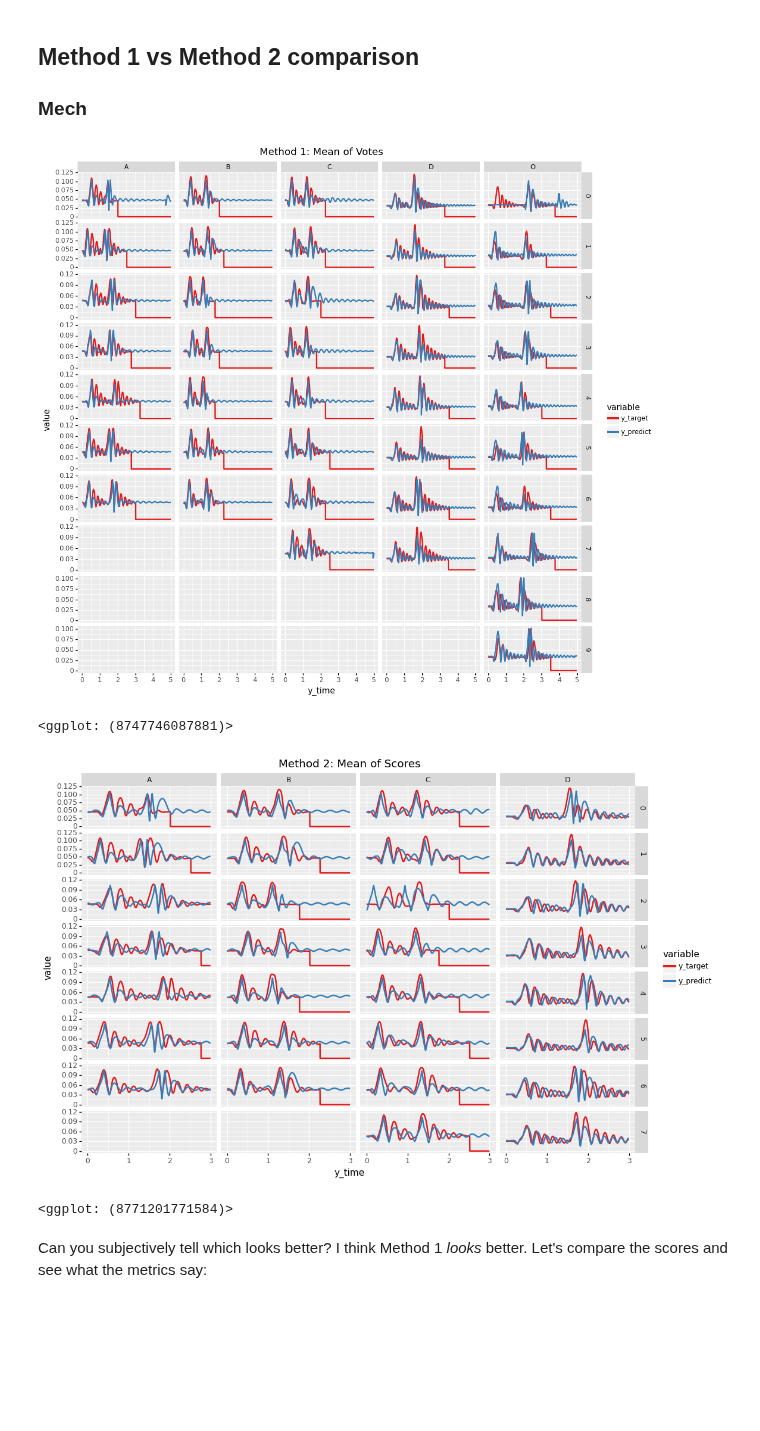
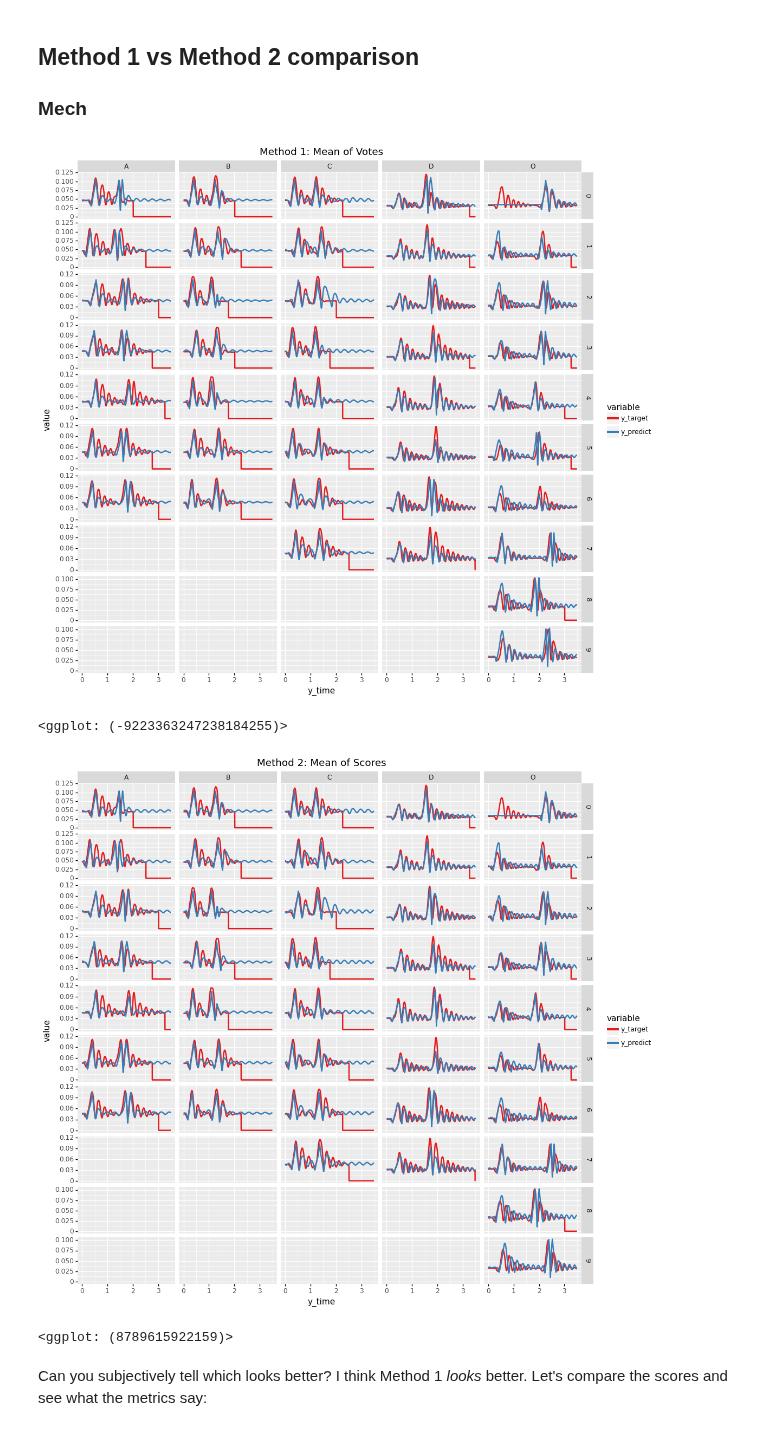
Before and after one commit to mnicstruwig/FlexibleFluxSimulator, a Jupyter notebook: experiments/2021-03-03-Optimal-Design-Comparison.ipynb, the cells around one changed output. Cells and saved outputs as stored; diff of their text form; code cells hidden in the pictures; blank space fills up the shorter version.

```diff
--- a/experiments/2021-03-03-Optimal-Design-Comparison.ipynb
+++ b/experiments/2021-03-03-Optimal-Design-Comparison.ipynb
@@ -250,25 +250,26 @@ In other words, we choose the best parameter set for each measurement of each de
 # %% [markdown]
 ### Execute
 # %%
-from unified_model.optimize import meta_minimize_for_mean_of_votes
+from ray import tune
+from pympler import muppy, summary
 
 instruments = {
-    'damping_coefficient': ng.p.Scalar(init=5, lower=0, upper=10),
-    'coupling_constant': ng.p.Scalar(init=5, lower=5, upper=10),
-    'mech_spring_constant': ng.p.Scalar(init=5, lower=0, upper=10)
+    'damping_coefficient': ng.p.Scalar(lower=0, upper=10),
+    'coupling_constant': ng.p.Scalar(lower=0, upper=10),
+    'mech_spring_constant': ng.p.Scalar(lower=0, upper=10)
 }
 
 for dev in ['A', 'B', 'C', 'D']:
-    print(f'🏃‍♂️ {dev}')
+    print(f'🏃 :: {dev}')
     model_prototype, measurements = get_prototype_and_measurements(dev)
-    candidate_params = meta_minimize_for_mean_of_votes(
+    candidate_params = parameter_search.mean_of_votes(
         model_prototype=model_prototype,
         measurements=measurements,
         instruments=instruments,
-        budget=500
+        budget=5
     )
 
     # Write to disk
-    with open(f'candidate_params_m1_{dev}.params', 'wb') as f:
+    with open(f'candidate_params_m1_{dev}_debug.params', 'wb') as f:
         cloudpickle.dump(candidate_params, f)
 # %% [output]
@@ -365,8 +327,12 @@ instruments = {
     'mech_spring_constant': ng.p.Scalar(init=5, lower=0, upper=10)
 }
 
-candidate_params = meta_minimize_for_mean_of_scores(models_and_measurements, instruments, budget=600)
+candidate_params = parameter_search.mean_of_scores(
+    models_and_measurements,
+    instruments,
+    budget=10
+)
 
-with open('candidate_params_m2.params', 'wb') as f:
+with open('candidate_params_m2_debug.params', 'wb') as f:
     cloudpickle.dump(candidate_params, f)
 # %% [output]
@@ -430,7 +390,7 @@ from tqdm.notebook import tqdm
 from typing import Dict, List
 
 def meta_run(params: Dict[str, float], devices=['A', 'B', 'C', 'D']):
-    """Run simulations for a set of parameters and a number of devices"""
+    """Run simulations for a single set of parameters and a number of devices"""
     results = {
         'scores': [],
         'y_curves': [],
@@ -441,8 +401,7 @@ def meta_run(params: Dict[str, float], devices=['A', 'B', 'C', 'D']):
     }
     print(f'🏃: {devices}')
     for dev in tqdm(devices):
-        model_prototype = _prepare_prototype_model(which_device=dev)
-        measurements = _get_measurements(which_device=dev, model_prototype=model_prototype)
+        model_prototype, measurements = get_prototype_and_measurements(dev)
         model = make_unified_model_from_params(model_prototype, **params)
 
         for i, m in tqdm(list(enumerate(measurements))):
@@ -509,3 +468,3 @@ params_m2
 # %%
-results_m2 = meta_run(params_m2, devices=['O'])
+results_m2 = meta_run(params_m2, devices=['A', 'B', 'C', 'D', 'O'])
 # %% [output]
@@ -563,20 +522,20 @@ p = ggplot(aes(x='y_time', y='value', color='variable'), df_m1_mech_melt)
 p \
 + geom_line(size=1) \
 + facet_grid('input_id ~ device', scales='free_y') \
-+ xlim(0, 5) \
++ xlim(0, 3.5) \
 + scale_color_brewer('qual', 6) \
 + theme(figure_size=(12, 12)) \
 + ggtitle("Method 1: Mean of Votes")
 # %% [output]
-[figure, old version]
+[figure, new version]
-<ggplot: (8747746087881)>
+<ggplot: (-9223363247238184255)>
 # %%
 %matplotlib inline
 p = ggplot(aes(x='y_time', y='value', color='variable'), df_m2_mech_melt)
-p + geom_line(size=1) + facet_grid('input_id ~ device', scales='free_y') + xlim(0, 3) + theme(figure_size=(12, 8)) + scale_color_brewer('qual', 6) + ggtitle('Method 2: Mean of Scores')
+p + geom_line(size=1) + facet_grid('input_id ~ device', scales='free_y') + xlim(0, 3.5) + theme(figure_size=(12, 12)) + scale_color_brewer('qual', 6) + ggtitle('Method 2: Mean of Scores')
 # %% [output]
-[figure, old version]
+[figure, new version]
-<ggplot: (8771201771584)>
+<ggplot: (8789615922159)>
 # %% [markdown]
 Can you subjectively tell which looks better? I think Method 1 _looks_ better. Let's compare the scores and see what the metrics say:
 # %%
```
Also changed, not shown: parts of 23 cells of this notebook, 2 other files.
